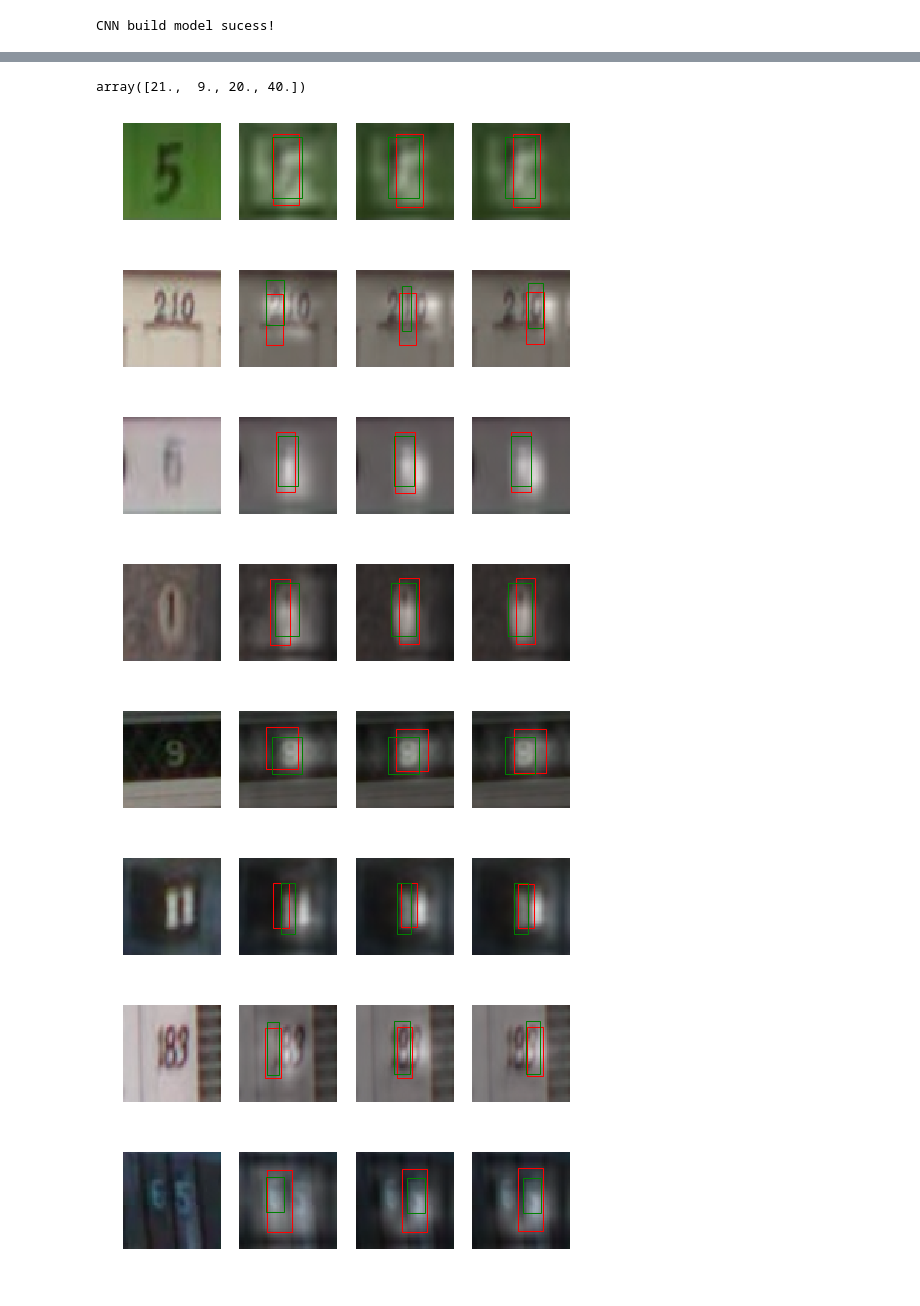
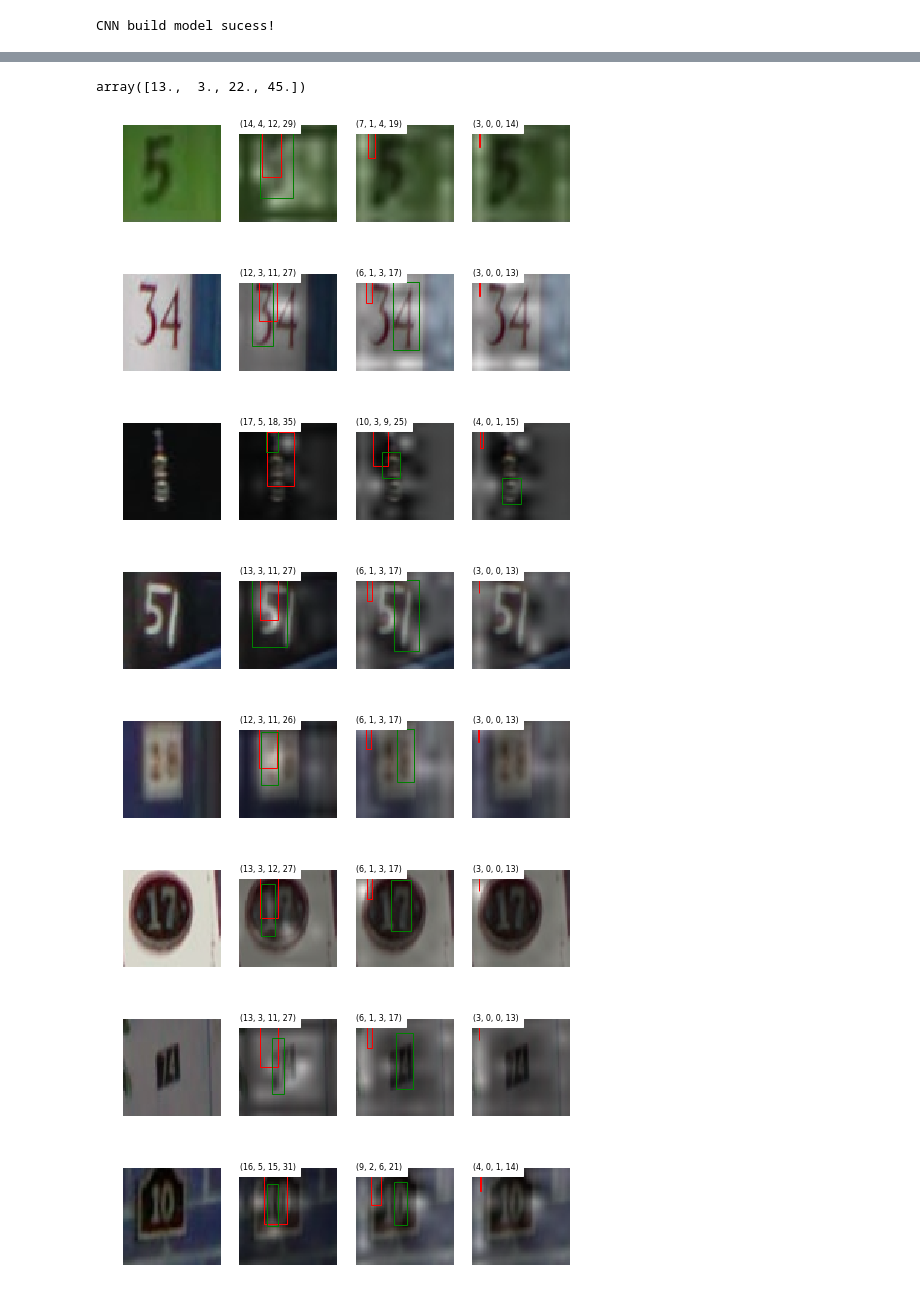
Before and after one commit to tonyjo/multi_digit_classification_attention, a Jupyter notebook: evaluate_and_viz.ipynb, the cells around one changed output, grey strips where cells are left out. Saved outputs shown, nothing was run; the diff lists cells and outputs as text; code cells hidden in the pictures.

```diff
--- a/evaluate_and_viz.ipynb
+++ b/evaluate_and_viz.ipynb
@@ -22,14 +22,14 @@ plt.rcParams['image.cmap'] = 'gray'
 %autoreload 2
 # %%
 # Change if needed
-n_iters     = 10
+n_iters     = 100
 print_every = 5
 batch_size  = 1
-pretrained_model = './model/lstm1/model-50'
+pretrained_model = './model/lstm2/model-40'
 ground_attention_upsample = (64, 64)
 # %%
 # Load train dataset
-data = dataLoader(directory='./dataset', dataset_dir='test_curated', dataset_name='test.txt', max_steps=3, mode='Test')
+data = dataLoader(directory='./dataset', dataset_dir='test_cropped', dataset_name='test.txt', max_steps=5, mode='Test')
 # Load Model
 model = Model(dim_feature=[49, 128], dim_hidden=128, n_time_step=3,
               alpha_c=1.0, image_height=64, image_width=64, mode='test')
@@ -101,7 +112,7 @@ print(len(grnd_bboxes))
 # %%
 grnd_bboxes[0][0][0]
 # %% [output]
-array([21.,  9., 20., 40.])
+array([13.,  3., 22., 45.])
 # %%
 ## Upscale attention mask
 upscaled_attn_images = []
@@ -113,38 +124,39 @@ for k in range(len(attn_images)):
 
     upscaled_attn_images.append(sample_attention_res_interm)
 # %%
-for t in range(10):
+for t in range(0, n_iters, 10):
     # Plot original image
     fig,ax = plt.subplots(1, 4)
     ax[0].imshow(vis_images[t][0])
     ax[0].axis('off')
     for T in range(3):
         ax[T+1].imshow(vis_images[t][0])
         ax[T+1].imshow(upscaled_attn_images[t][T], alpha=0.5)
         sample_left  = pred_bboxes[t][T][0][0]
         sample_top   = pred_bboxes[t][T][0][1]
         sample_width = pred_bboxes[t][T][0][2]
         sample_heigt = pred_bboxes[t][T][0][3]
 
         sample_left_grd  = grnd_bboxes[t][0][T][0]
         sample_top_grd   = grnd_bboxes[t][0][T][1]
         sample_width_grd = grnd_bboxes[t][0][T][2]
         sample_heigt_grd = grnd_bboxes[t][0][T][3]
 
         rect1 = patches.Rectangle((sample_left, sample_top), sample_width, sample_heigt,linewidth=1,edgecolor='r',facecolor='none')
         rect2 = patches.Rectangle((sample_left_grd, sample_top_grd), sample_width_grd, sample_heigt_grd,linewidth=1,edgecolor='g',facecolor='none')
 
+        ax[T+1].text(0, 1, (int(sample_left), int(sample_top), int(sample_width), int(sample_heigt)), color='black', backgroundcolor='white', fontsize=8)
         ax[T+1].add_patch(rect1)
         ax[T+1].add_patch(rect2)
         ax[T+1].axis('off')
 
     plt.show()
 # %% [output]
-[figure, old version]
+[figure, new version]
-[figure, old version]
+[figure, new version]
-[figure, old version]
+[figure, new version]
-[figure, old version]
+[figure, new version]
-[figure, old version]
+[figure, new version]
-[figure, old version]
+[figure, new version]
-[figure, old version]
+[figure, new version]
-[figure, old version]
+[figure, new version]
```
Also changed, not shown: parts of 3 cells of this notebook, 2 other files.
